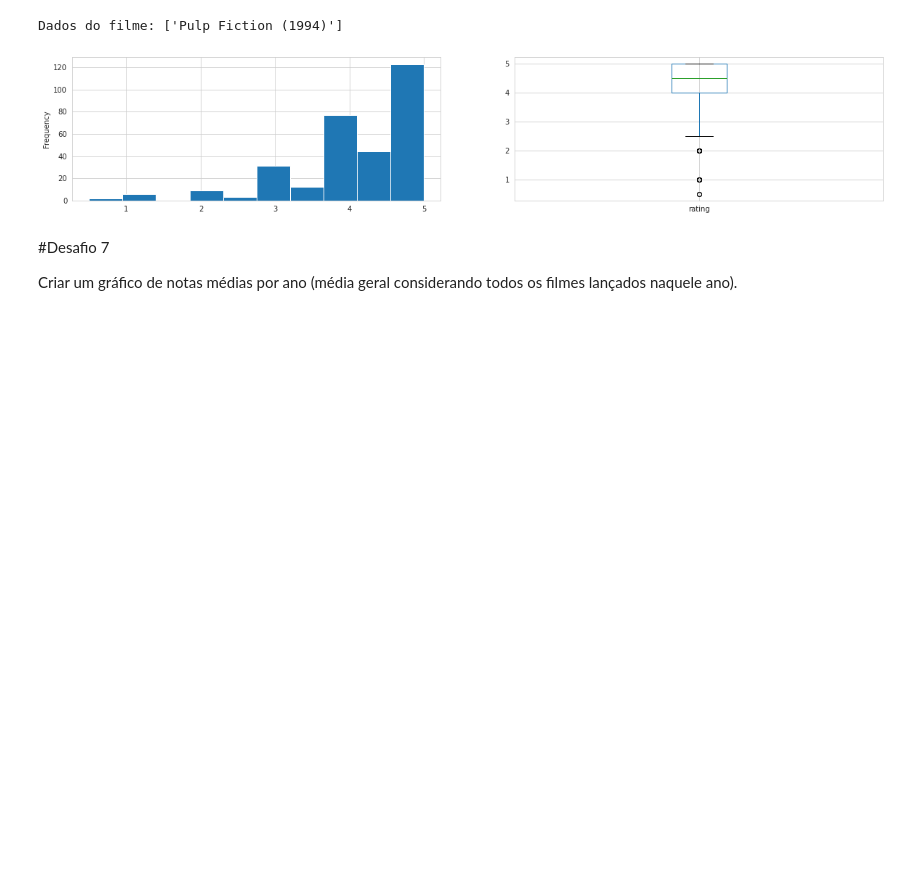
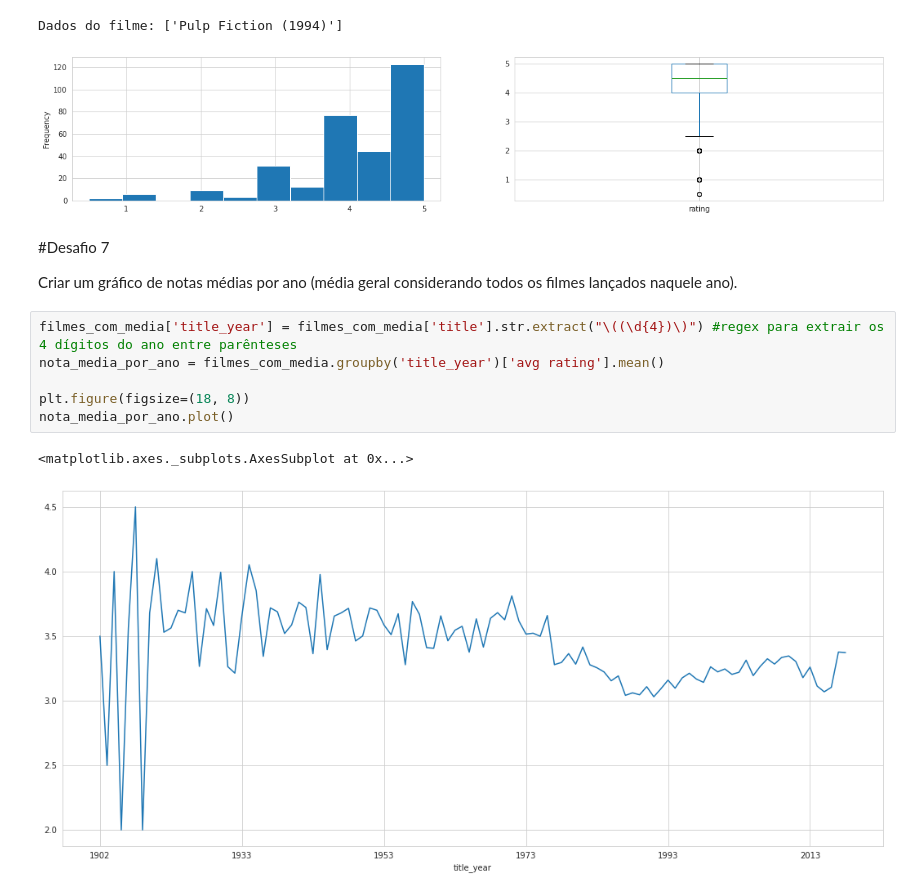
Before and after one commit to felipefreitasbr/quarentena-de-dados, a Jupyter notebook: Aula_02.ipynb, the cells around one changed output. Drawn from its saved outputs; the diff is of its cells as text; blank space fills up the shorter version.

```diff
--- a/Aula_02.ipynb
+++ b/Aula_02.ipynb
@@ -479,3 +479,12 @@ Dados do filme: ['Pulp Fiction (1994)']
 #Desafio 7
 
 Criar um gráfico de notas médias por ano (média geral considerando todos os filmes lançados naquele ano).
+# %%
+filmes_com_media['title_year'] = filmes_com_media['title'].str.extract("\((\d{4})\)") #regex para extrair os 4 dígitos do ano entre parênteses
+nota_media_por_ano = filmes_com_media.groupby('title_year')['avg rating'].mean()
+
+plt.figure(figsize=(18, 8))
+nota_media_por_ano.plot()
+# %% [output]
+<matplotlib.axes._subplots.AxesSubplot at 0x...>
+[figure, added]
```
